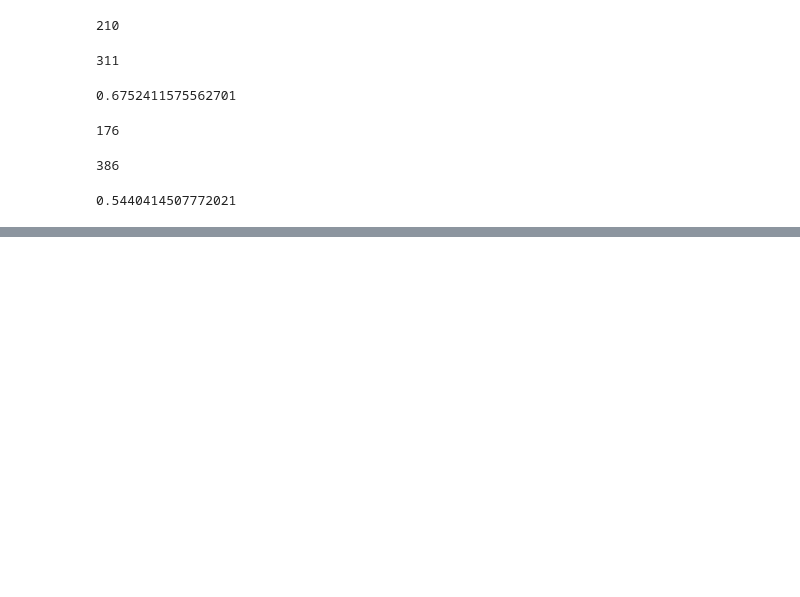
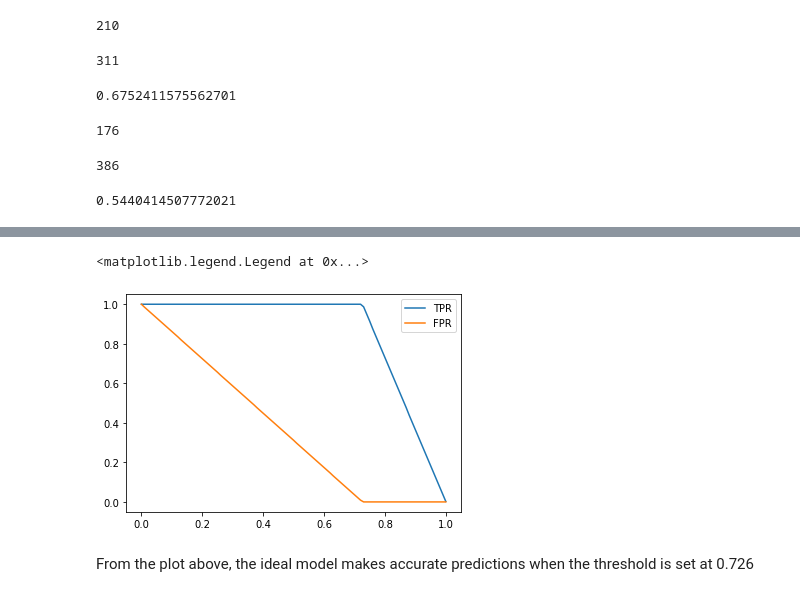
Before and after one commit to AiJared/ML-Roadmap, a Jupyter notebook: Classification/Churn Prediction Model Evaluation/Churn Prediction Model Evaluation.ipynb, the cells around one changed output, grey strips where cells are left out. Cells and saved outputs as stored; diff of their text form; code cells hidden in the pictures; blank space fills up the shorter version.

Commit message:
Ideal model

```diff
--- a/Classification/Churn Prediction Model Evaluation/Churn Prediction Model Evaluation.ipynb
+++ b/Classification/Churn Prediction Model Evaluation/Churn Prediction Model Evaluation.ipynb
@@ -936,0 +939,5 @@ TPR and FPR decreases with increase in threshold
+# %%
+# calculate the total number of negative examples and total number of positive examples respectively
+num_neg = (y_val == 0).sum()
+num_pos = (y_val == 1).sum()
+num_neg, num_pos
@@ -936,0 +946,6 @@ TPR and FPR decreases with increase in threshold
+# %%
+# create ideal target variables and use repeat() to assgin 0 to num_neg and 1 to num_pos
+y_ideal = np.repeat([0, 1], [num_neg, num_pos])
+# %%
+# create ideal target predictions based on the lenngth of target validation variables
+y_ideal_pred = np.linspace(0, 1, len(y_val))
@@ -936,0 +957,3 @@ TPR and FPR decreases with increase in threshold
+# %%
+# create a y_ideal dataframe
+df_ideal = tpr_fpr_dataframe(y_ideal, y_ideal_pred)
@@ -936,0 +975,9 @@ TPR and FPR decreases with increase in threshold
+# %%
+plt.plot(df_ideal.threshold, df_ideal["tpr"], label="TPR")
+plt.plot(df_ideal.threshold, df_ideal["fpr"], label="FPR")
+plt.legend()
+# %% [output]
+<matplotlib.legend.Legend at 0x...>
+[figure, added]
+# %% [markdown]
+From the plot above, the ideal model makes accurate predictions when the threshold is set at 0.726
```
Also changed, not shown: parts of 40 cells of this notebook.
